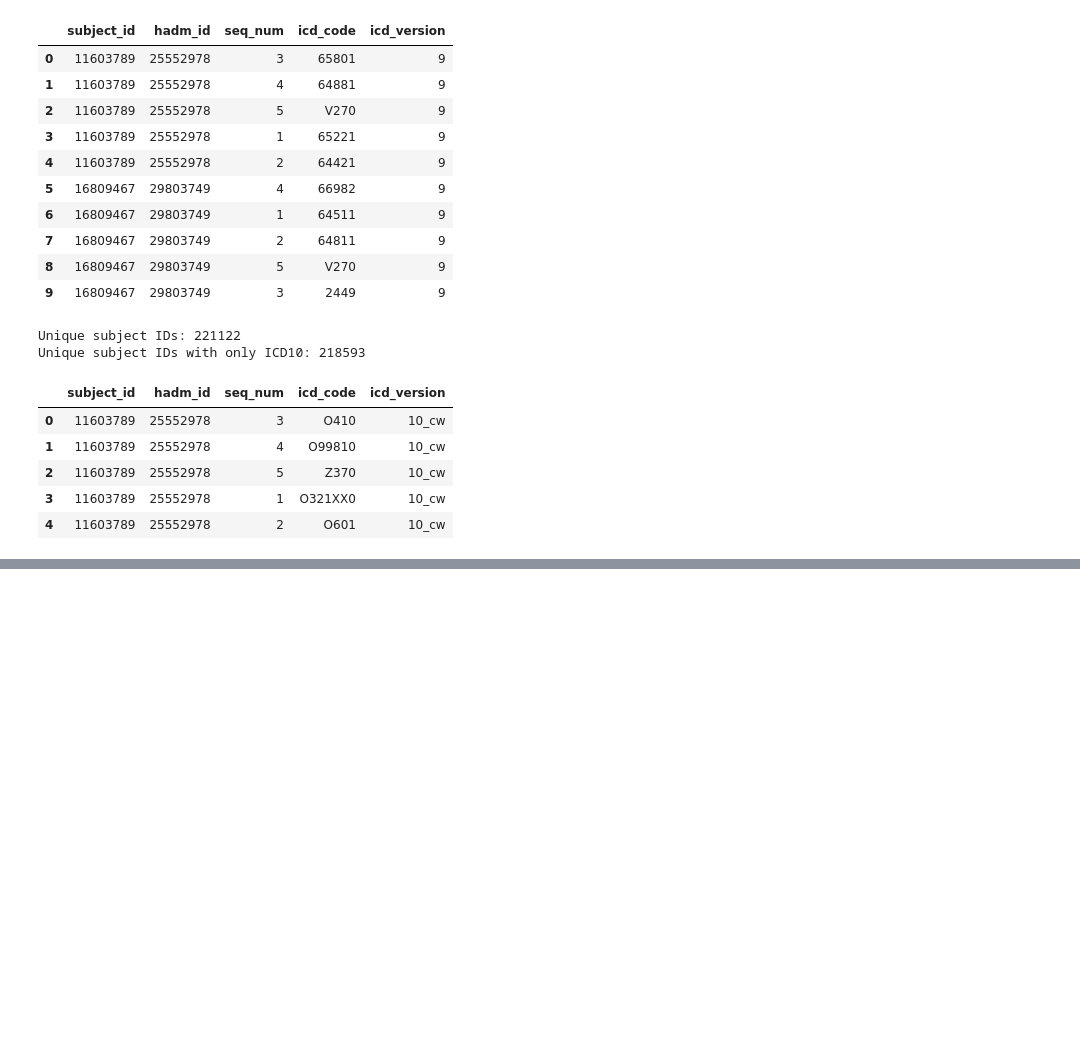
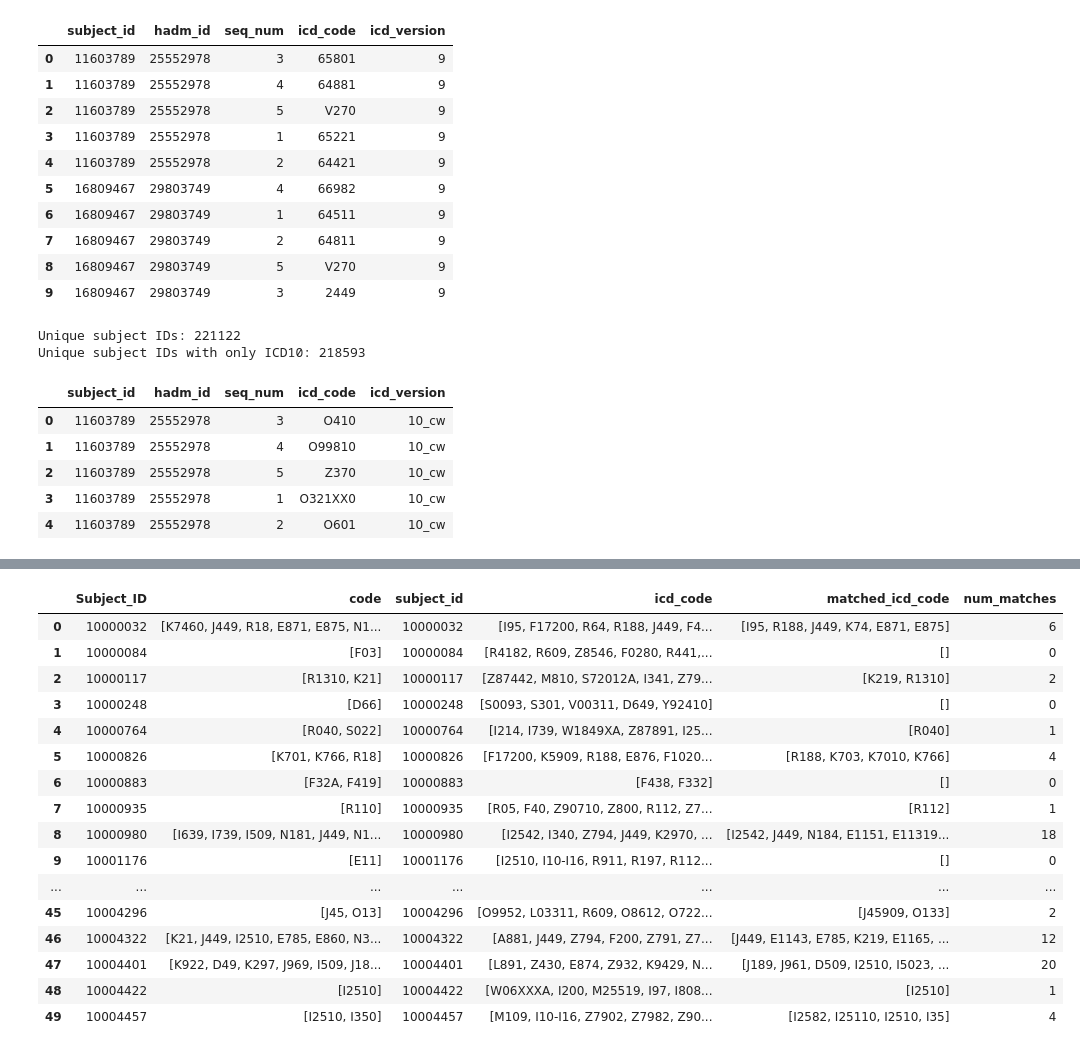
Before and after one commit to pnaliyatthaliyazchayil/scispacy_pipeline_analysis, a Jupyter notebook: parvati_umls_scispacy_analysis.ipynb, the cells around one changed output, grey strips where cells are left out. Drawn from its saved outputs; the diff is of its cells as text; code cells hidden in the pictures; blank space fills up the shorter version.

```diff
--- a/parvati_umls_scispacy_analysis.ipynb
+++ b/parvati_umls_scispacy_analysis.ipynb
@@ -475,0 +358,20 @@ Count of rows with non-empty matched_icd_code: 59742
+# %%
+merged_df.head(50)
+# %% [output]
+|  | Subject_ID | code | subject_id | icd_code | matched_icd_code | num_matches |
+| 0 | 10000032 | [K7460, J449, R18, E871, E875, N1... | 10000032 | [I95, F17200, R64, R188, J449, F4... | [I95, R188, J449, K74, E871, E875] | 6 |
+| 1 | 10000084 | [F03] | 10000084 | [R4182, R609, Z8546, F0280, R441,... | [] | 0 |
+| 2 | 10000117 | [R1310, K21] | 10000117 | [Z87442, M810, S72012A, I341, Z79... | [K219, R1310] | 2 |
+| 3 | 10000248 | [D66] | 10000248 | [S0093, S301, V00311, D649, Y92410] | [] | 0 |
+| 4 | 10000764 | [R040, S022] | 10000764 | [I214, I739, W1849XA, Z87891, I25... | [R040] | 1 |
+| 5 | 10000826 | [K701, K766, R18] | 10000826 | [F17200, K5909, R188, E876, F1020... | [R188, K703, K7010, K766] | 4 |
+| 6 | 10000883 | [F32A, F419] | 10000883 | [F438, F332] | [] | 0 |
+| 7 | 10000935 | [R110] | 10000935 | [R05, F40, Z90710, Z800, R112, Z7... | [R112] | 1 |
+| 8 | 10000980 | [I639, I739, I509, N181, J449, N1... | 10000980 | [I2542, I340, Z794, J449, K2970, ... | [I2542, J449, N184, E1151, E11319... | 18 |
+| 9 | 10001176 | [E11] | 10001176 | [I2510, I10-I16, R911, R197, R112... | [] | 0 |
+| ... | ... | ... | ... | ... | ... | ... |
+| 45 | 10004296 | [J45, O13] | 10004296 | [O9952, L03311, R609, O8612, O722... | [J45909, O133] | 2 |
+| 46 | 10004322 | [K21, J449, I2510, E785, E860, N3... | 10004322 | [A881, J449, Z794, F200, Z791, Z7... | [J449, E1143, E785, K219, E1165, ... | 12 |
+| 47 | 10004401 | [K922, D49, K297, J969, I509, J18... | 10004401 | [L891, Z430, E874, Z932, K9429, N... | [J189, J961, D509, I2510, I5023, ... | 20 |
+| 48 | 10004422 | [I2510] | 10004422 | [W06XXXA, I200, M25519, I97, I808... | [I2510] | 1 |
+| 49 | 10004457 | [I2510, I350] | 10004457 | [M109, I10-I16, Z7902, Z7982, Z90... | [I2582, I25110, I2510, I35] | 4 |
```
Also changed, not shown: parts of 23 cells of this notebook.
